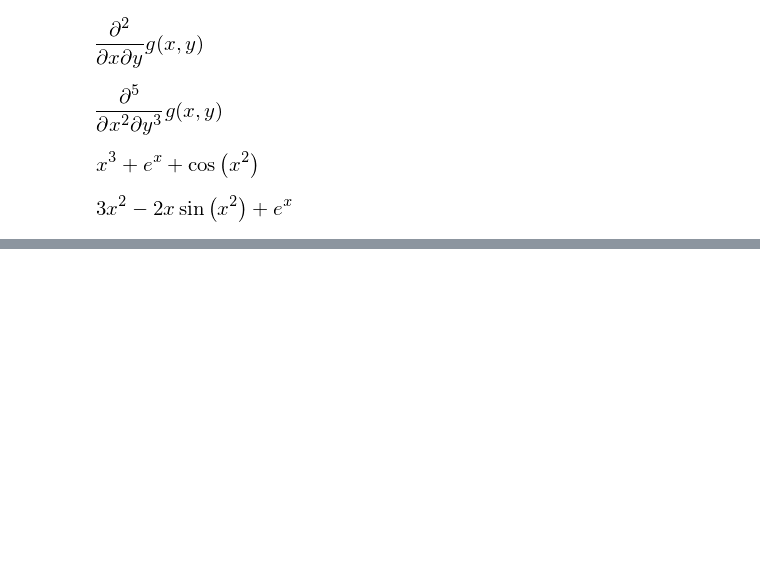
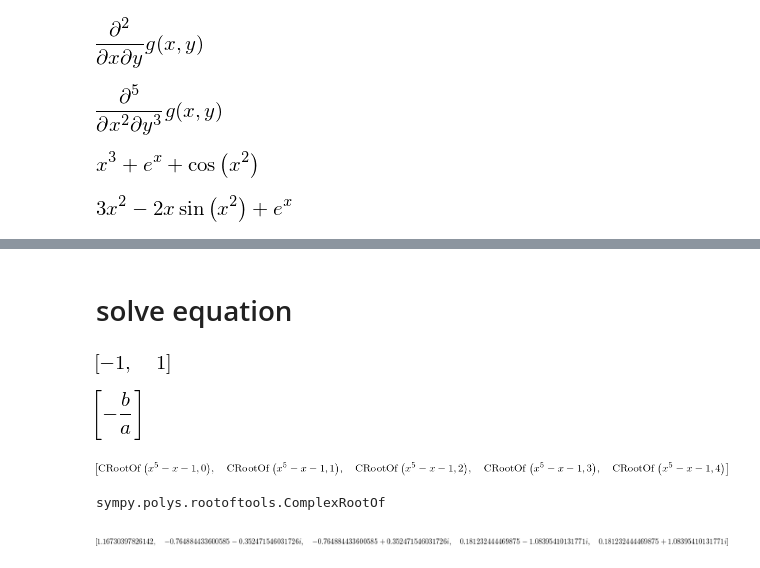
Before and after one commit to giruzou/PythonCode, a Jupyter notebook: sympyExercise/scipy-exercise.ipynb, the cells around one changed output, grey strips where cells are left out. Cells and saved outputs as stored; diff of their text form; code cells hidden in the pictures; blank space fills up the shorter version.

Commit message:
update simply exercise note
solve equation

matrix
vector(n by 1 matrix)
inv()

```diff
--- a/sympyExercise/scipy-exercise.ipynb
+++ b/sympyExercise/scipy-exercise.ipynb
@@ -246,0 +247,2 @@ sigmoid.diff(x)
+# %% [markdown]
+# solve equation
@@ -246,0 +251,23 @@ sigmoid.diff(x)
+# %%
+x=sy.symbols('x')
+sy.solve(x**2-1)
+# %% [output]
+[figure, added]
+# %%
+a,b=sy.symbols('a b')
+sy.solve(a*x+b,x)
+# %% [output]
+[figure, added]
+# %%
+ans=sy.solve(x**5-x-1,x)
+ans
+# %% [output]
+[figure, added]
+# %%
+type(ans[0])
+# %% [output]
+sympy.polys.rootoftools.ComplexRootOf
+# %%
+[sy.N(i) for i in ans]
+# %% [output]
+[figure, added]
```
Also changed, not shown: parts of 18 cells of this notebook.
